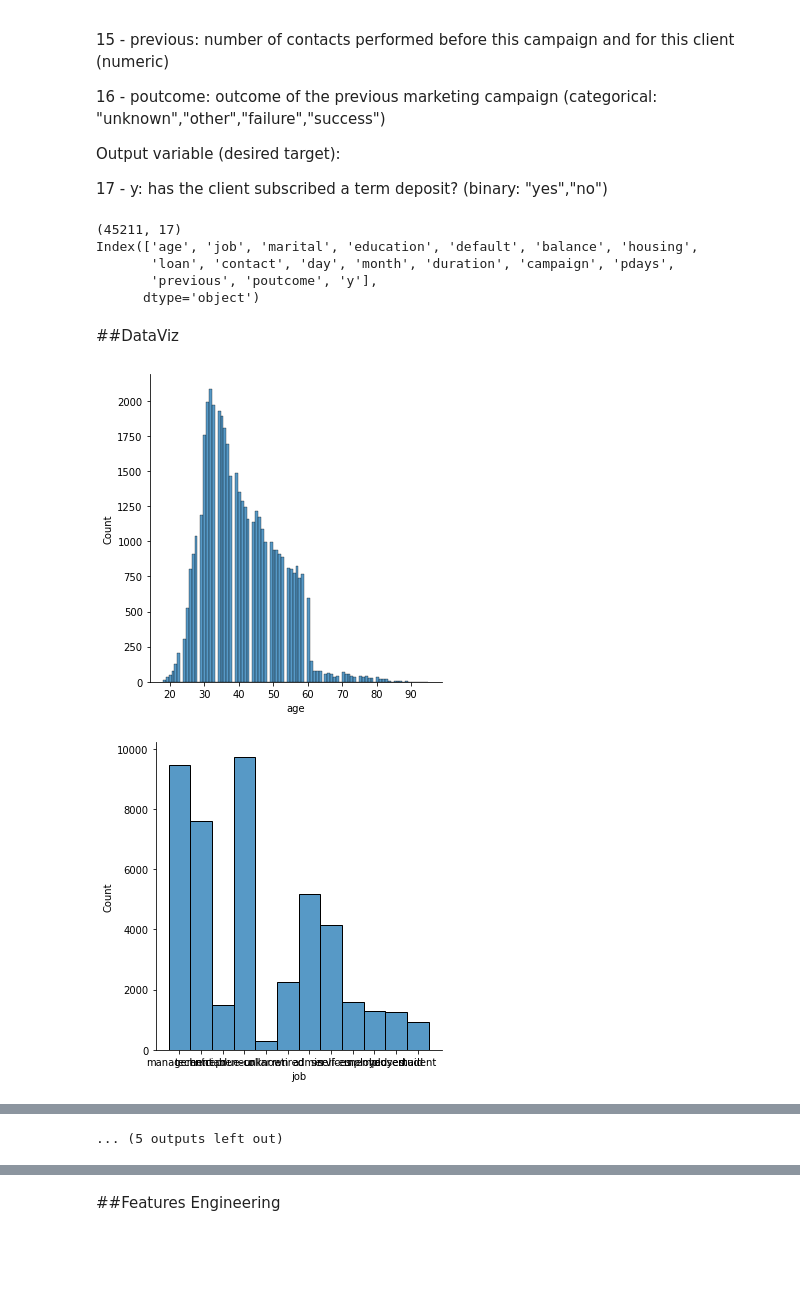
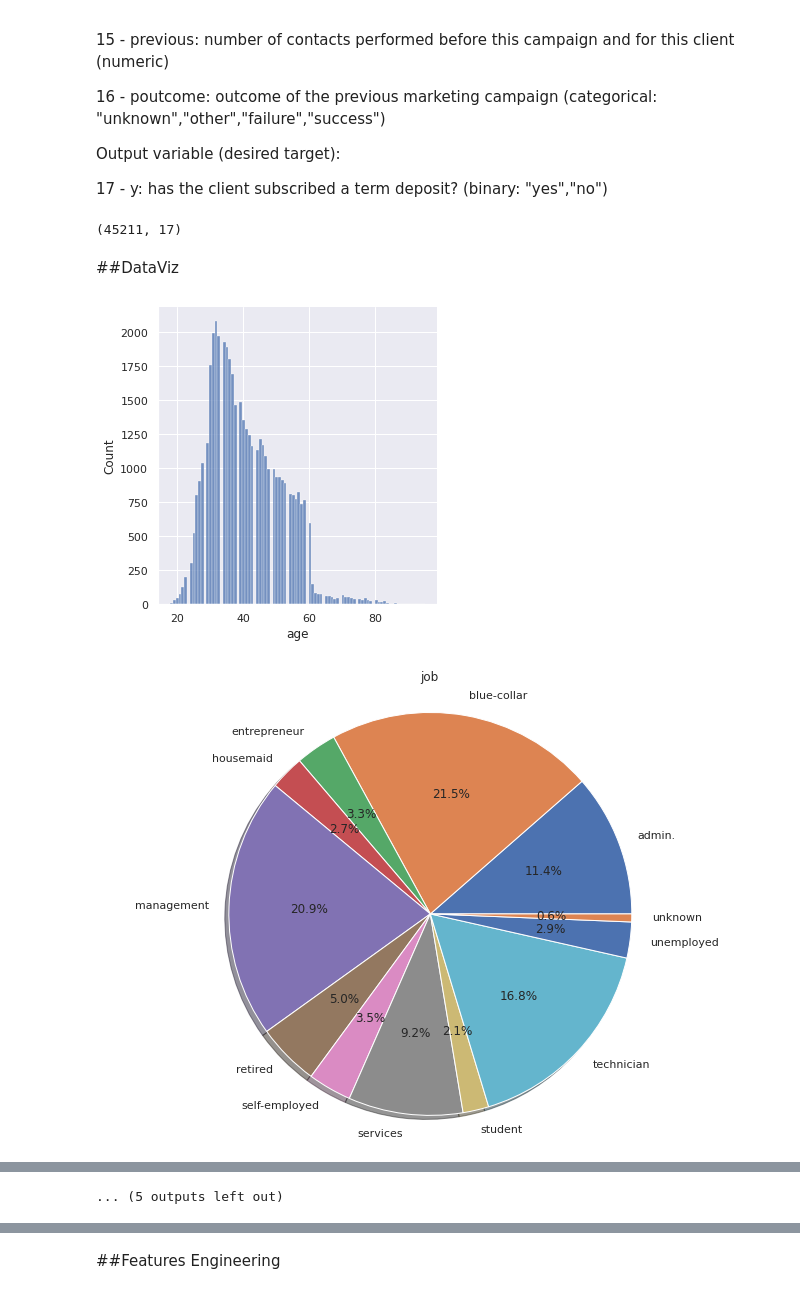
Before and after one commit to Q-Pi/ML, a Jupyter notebook: Supervised/semaine2/projet/Projet.ipynb, the cells around one changed output, grey strips where cells are left out. Cells and saved outputs as stored; diff of their text form; code cells hidden in the pictures; blank space fills up the shorter version.

```diff
--- a/Supervised/semaine2/projet/Projet.ipynb
+++ b/Supervised/semaine2/projet/Projet.ipynb
@@ -68,23 +68,41 @@ other attributes:
 Output variable (desired target):
 
 17 - y: has the client subscribed a term deposit? (binary: "yes","no")
-# %%
-df = pd.read_csv('bank-full.csv')
-print(df.shape)
-print(df.columns)
-#https://www.kaggle.com/sonujha090/bank-marketing
-# %% [output]
-(45211, 17)
-Index(['age', 'job', 'marital', 'education', 'default', 'balance', 'housing',
-       'loan', 'contact', 'day', 'month', 'duration', 'campaign', 'pdays',
-       'previous', 'poutcome', 'y'],
-      dtype='object')
+# %%
+#https://www.kaggle.com/sonujha090/bank-marketing
+df = pd.read_csv('bank-full.csv')
+
+numerics = ['age', 'balance', 'day', 'duration', 'campaign', 'pdays', 'previous']
+cats = ['job', 'marital', 'education', 'contact', 'month', 'poutcome']
+bools = ['default', 'housing', 'loan', 'y']
+
+print(df.shape)
+# %% [output]
+(45211, 17)
 # %% [markdown]
 ##DataViz
+# %%
+#Fonction d'affichage du piechart s'une colonne
+def show_piechart(col):
+  df[col]
+  df_tmp = pd.DataFrame()
+  df_tmp[col] = df[col]
+  df_tmp['count'] = df[col]
+  df_tmp = df_tmp.groupby(by=col).count()
+  fig1, ax1 = plt.subplots()
+  ax1.pie(df_tmp['count'], labels=df_tmp.index, autopct='%1.1f%%', shadow=True, startangle=0)
+  ax1.axis('equal')
+  plt.title(col)
+  plt.show()
 # %%
-#Distplots (type gaussienne)
+sns.set(rc={'figure.figsize':(11.7,8.27)})
+
+#Distplots (type gaussienne) & piechart pour les catégories
 for each in df.columns:
+  if each in numerics:
     sns.displot(df[each])
+  else:
+    show_piechart(each)
 # %% [output]
-[figure, old version]
+[figure, new version]
-[figure, old version]
+[figure, new version]
```
Also changed, not shown: parts of 28 cells of this notebook.
